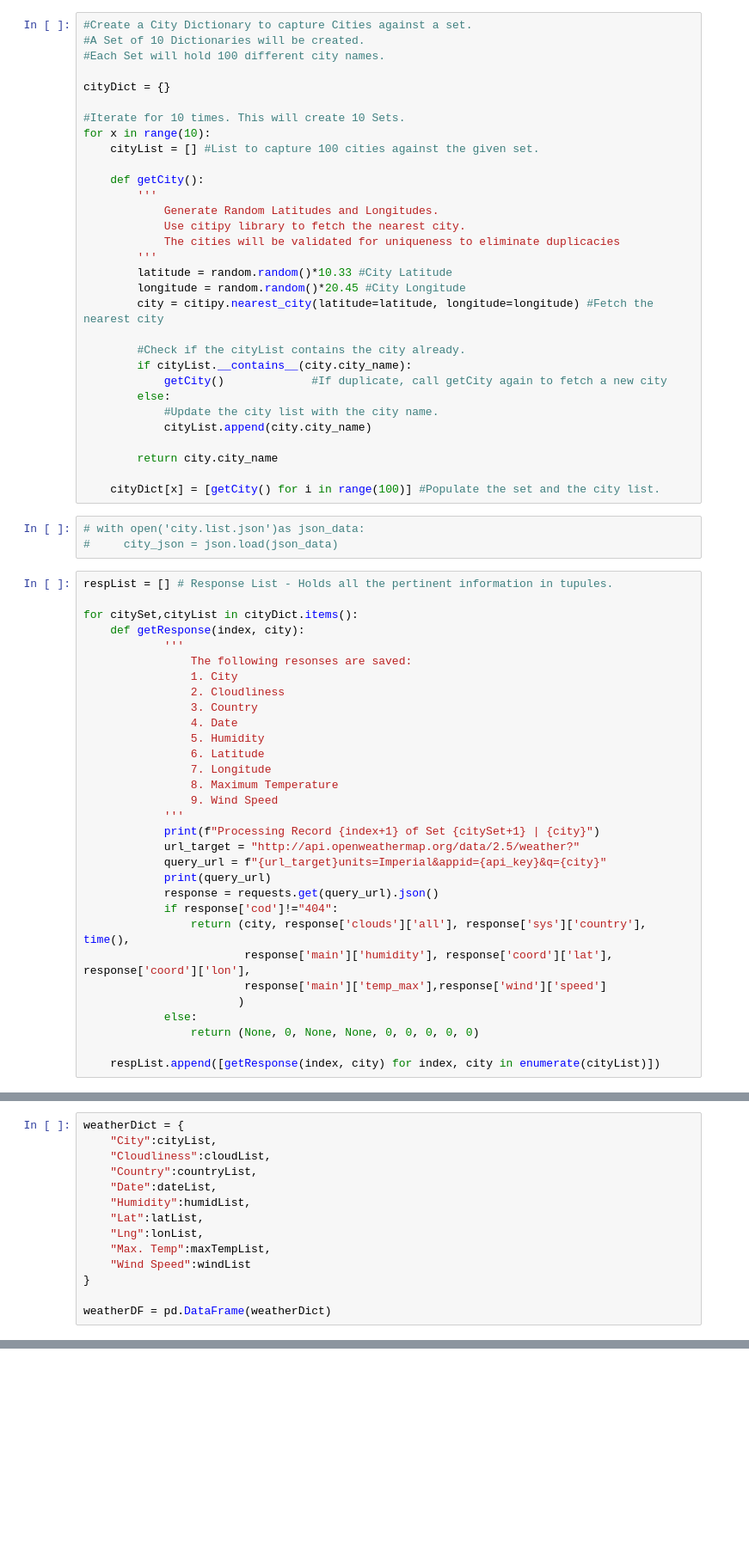
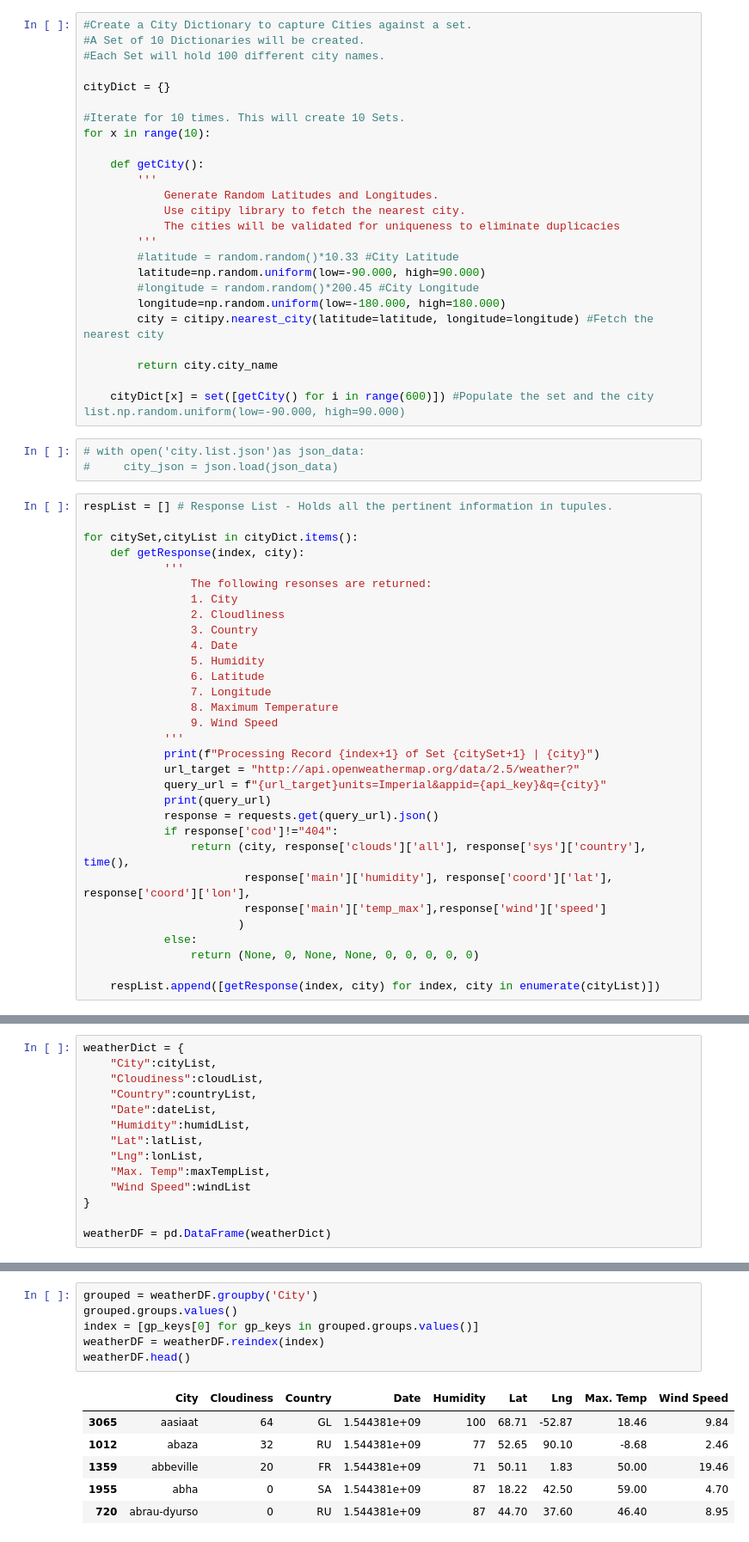
Before and after one commit to kaushiksamaddar/UTAUSTIN-DS-Assignments, a Jupyter notebook: Python_APIs/WeatherPy.ipynb, the cells around one changed output, grey strips where cells are left out. Shown: that part at 86% size. Cells and saved outputs as stored; diff of their text form; blank space fills up the shorter version.

```diff
--- a/Python_APIs/WeatherPy.ipynb
+++ b/Python_APIs/WeatherPy.ipynb
@@ -17,7 +19,6 @@ cityDict = {}
 
 #Iterate for 10 times. This will create 10 Sets.
 for x in range(10):
-    cityList = [] #List to capture 100 cities against the given set.
 
     def getCity():
         '''
@@ -25,20 +26,15 @@ for x in range(10):
             Use citipy library to fetch the nearest city.
             The cities will be validated for uniqueness to eliminate duplicacies
         '''
-        latitude = random.random()*10.33 #City Latitude
-        longitude = random.random()*20.45 #City Longitude
+        #latitude = random.random()*10.33 #City Latitude
+        latitude=np.random.uniform(low=-90.000, high=90.000)
+        #longitude = random.random()*200.45 #City Longitude
+        longitude=np.random.uniform(low=-180.000, high=180.000)
         city = citipy.nearest_city(latitude=latitude, longitude=longitude) #Fetch the nearest city
-
-        #Check if the cityList contains the city already.
-        if cityList.__contains__(city.city_name):
-            getCity()             #If duplicate, call getCity again to fetch a new city
-        else:
-            #Update the city list with the city name.
-            cityList.append(city.city_name)
 
         return city.city_name
 
-    cityDict[x] = [getCity() for i in range(100)] #Populate the set and the city list.
+    cityDict[x] = set([getCity() for i in range(600)]) #Populate the set and the city list.np.random.uniform(low=-90.000, high=90.000)
 # %%
 # with open('city.list.json')as json_data:
 #     city_json = json.load(json_data)
@@ -48,7 +44,7 @@ respList = [] # Response List - Holds all the pertinent information in tupules.
 for citySet,cityList in cityDict.items():
     def getResponse(index, city):
             '''
-                The following resonses are saved:
+                The following resonses are returned:
                 1. City
                 2. Cloudliness
                 3. Country
@@ -116,7 +112,7 @@ for respSet in range(len(respList)):
 # %%
 weatherDict = {
     "City":cityList,
-    "Cloudliness":cloudList,
+    "Cloudiness":cloudList,
     "Country":countryList,
     "Date":dateList,
     "Humidity":humidList,
@@ -149,0 +128,13 @@ weatherDF.to_csv('WeatherPy.csv')
+# %%
+grouped = weatherDF.groupby('City')
+grouped.groups.values()
+index = [gp_keys[0] for gp_keys in grouped.groups.values()]
+weatherDF = weatherDF.reindex(index)
+weatherDF.head()
+# %% [output]
+|  | City | Cloudiness | Country | Date | Humidity | Lat | Lng | Max. Temp | Wind Speed |
+| 3065 | aasiaat | 64 | GL | 1.544381e+09 | 100 | 68.71 | -52.87 | 18.46 | 9.84 |
+| 1012 | abaza | 32 | RU | 1.544381e+09 | 77 | 52.65 | 90.10 | -8.68 | 2.46 |
+| 1359 | abbeville | 20 | FR | 1.544381e+09 | 71 | 50.11 | 1.83 | 50.00 | 19.46 |
+| 1955 | abha | 0 | SA | 1.544381e+09 | 87 | 18.22 | 42.50 | 59.00 | 4.70 |
+| 720 | abrau-dyurso | 0 | RU | 1.544381e+09 | 87 | 44.70 | 37.60 | 46.40 | 8.95 |
```
Also changed, not shown: parts of 12 cells of this notebook, 1 other file.
